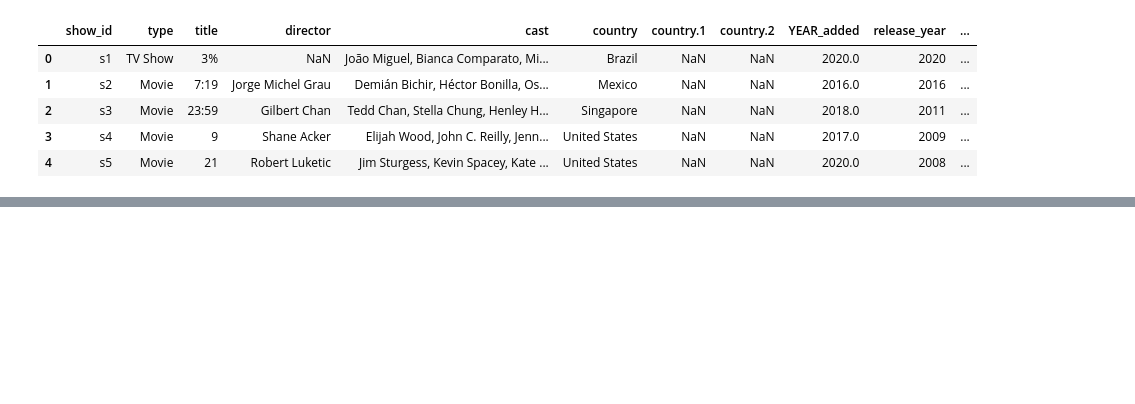
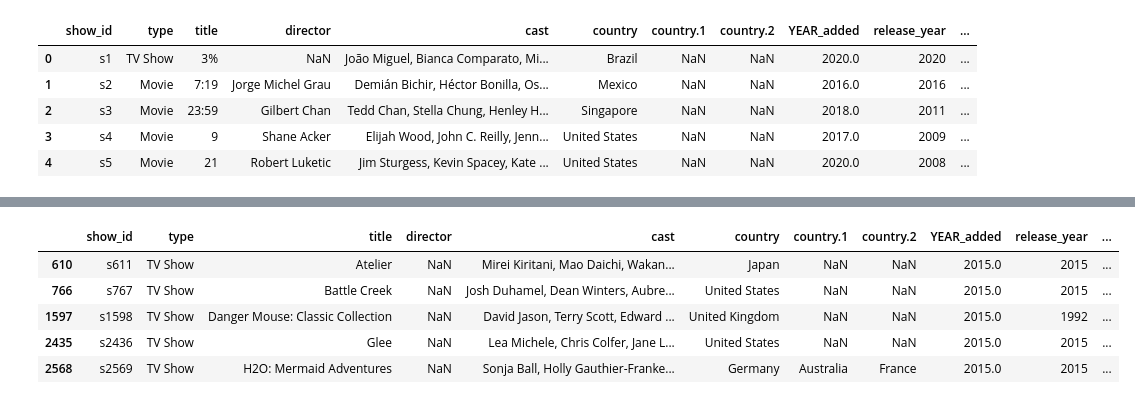
Before and after one commit to shades9a/Netflix_Catolog, a Jupyter notebook: Netflix_Compare.ipynb, the cells around one changed output, grey strips where cells are left out. Saved outputs shown, nothing was run; the diff lists cells and outputs as text; code cells hidden in the pictures; blank space fills up the shorter version.

```diff
--- a/Netflix_Compare.ipynb
+++ b/Netflix_Compare.ipynb
@@ -22,0 +45,11 @@ netflix_info.head()
+# %%
+netflix_tvshows2015 = netflix_tvshows_df.loc[netflix_tvshows_df["YEAR_added"]==2015]
+netflix_shows2015 = pd.DataFrame(netflix_tvshows2015)
+netflix_shows2015.head()
+# %% [output]
+|  | show_id | type | title | director | cast | country | country.1 | country.2 | YEAR_added | release_year | ... |
+| 610 | s611 | TV Show | Atelier | NaN | Mirei Kiritani, Mao Daichi, Wakan... | Japan | NaN | NaN | 2015.0 | 2015 | ... |
+| 766 | s767 | TV Show | Battle Creek | NaN | Josh Duhamel, Dean Winters, Aubre... | United States | NaN | NaN | 2015.0 | 2015 | ... |
+| 1597 | s1598 | TV Show | Danger Mouse: Classic Collection | NaN | David Jason, Terry Scott, Edward ... | United Kingdom | NaN | NaN | 2015.0 | 1992 | ... |
+| 2435 | s2436 | TV Show | Glee | NaN | Lea Michele, Chris Colfer, Jane L... | United States | NaN | NaN | 2015.0 | 2015 | ... |
+| 2568 | s2569 | TV Show | H2O: Mermaid Adventures | NaN | Sonja Ball, Holly Gauthier-Franke... | Germany | Australia | France | 2015.0 | 2015 | ... |
```
Also changed, not shown: parts of 3 cells of this notebook.
